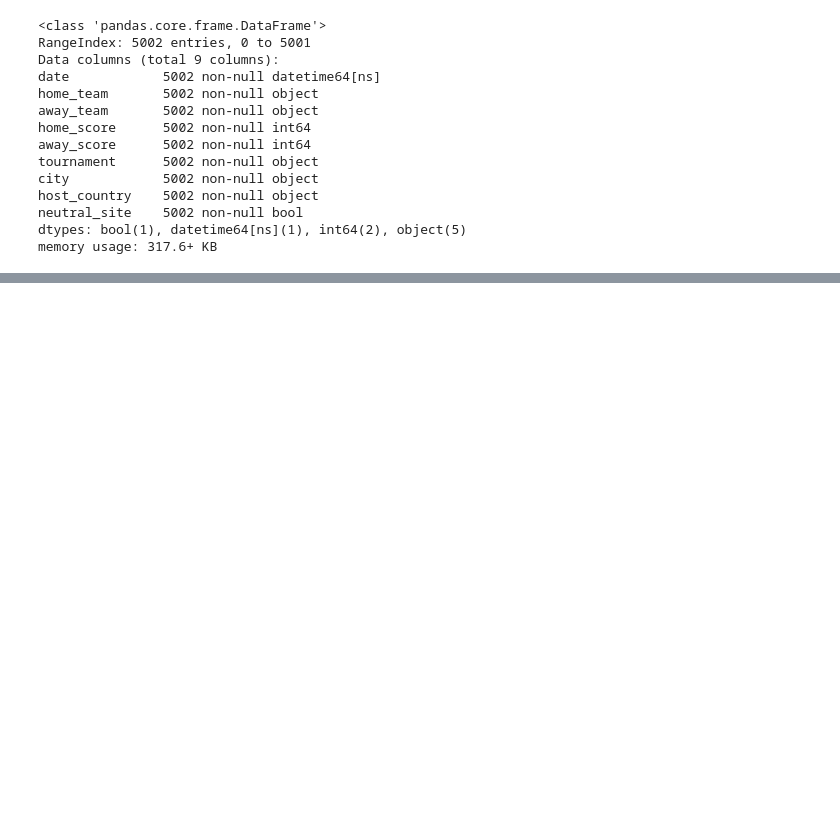
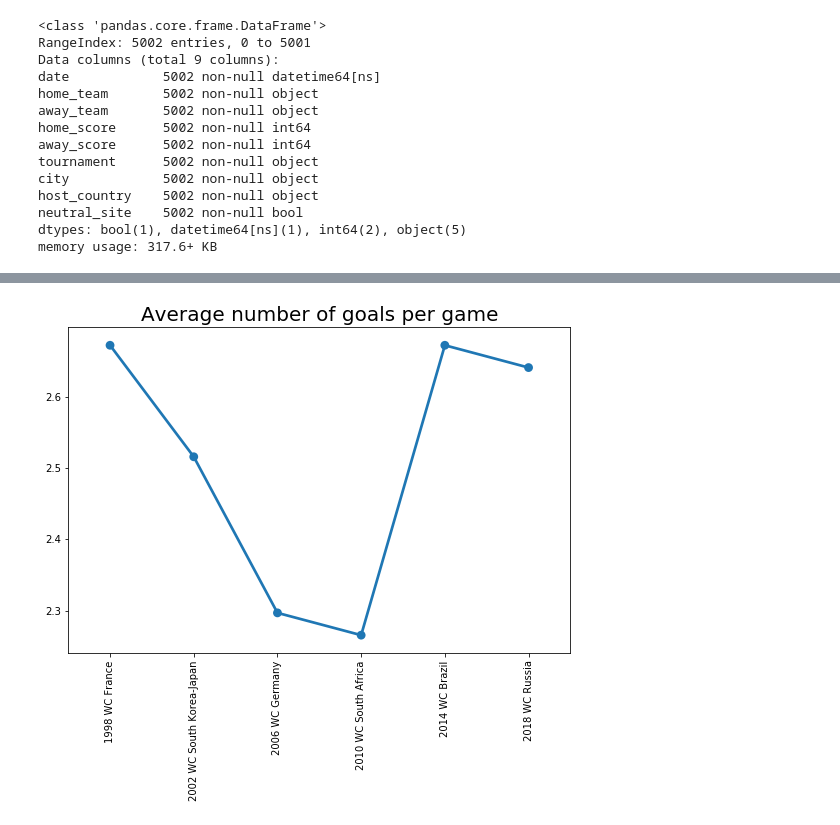
Before and after one commit to jeffc00/international-football-results, a Jupyter notebook: international-football-results.ipynb, the cells around one changed output, grey strips where cells are left out. Saved outputs shown, nothing was run; the diff lists cells and outputs as text; code cells hidden in the pictures; blank space fills up the shorter version.

```diff
--- a/international-football-results.ipynb
+++ b/international-football-results.ipynb
@@ -159,0 +230,11 @@ display(wc.tail())
+# %%
+# average number of goals per game
+avg_goals = {ed: (tourns_df[ed]['agg_score']).mean() for ed in editions}
+df = pd.DataFrame(avg_goals, index=['avg goals']).T
+fig, ax = plt.subplots(1, 1, figsize=(9, 6))
+sns.pointplot(x=df.index, y='avg goals', data=df)
+plt.title('Average number of goals per game', fontsize=20)
+ax.set_ylabel('')
+plt.xticks(rotation='vertical');
+# %% [output]
+[figure, added]
```
Also changed, not shown: parts of 33 cells of this notebook, 8 other files.
